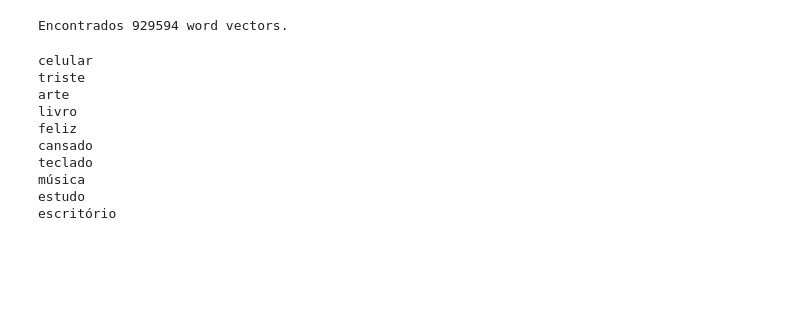
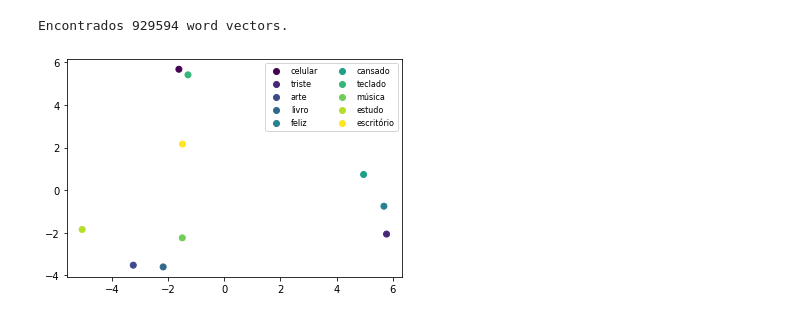
Before and after one commit to guilourenzo/mba-usp, a Jupyter notebook: REDES NEURAIS E ARQUITETURAS PROFUNDA/AULA 6/RNAP-06-Avaliacao - Guilherme.ipynb, the cells around one changed output. Cells and saved outputs as stored; diff of their text form; code cells hidden in the pictures; blank space fills up the shorter version.

```diff
--- a/REDES NEURAIS E ARQUITETURAS PROFUNDA/AULA 6/RNAP-06-Avaliacao - Guilherme.ipynb
+++ b/REDES NEURAIS E ARQUITETURAS PROFUNDA/AULA 6/RNAP-06-Avaliacao - Guilherme.ipynb
@@ -329,15 +300,21 @@ Encontrados 929594 word vectors.
 lista_palavras = {}
 lista = ['celular', 'triste', 'arte', 'livro', 'feliz', 'cansado', 'teclado', 'música', 'estudo', 'escritório']
 for word in lista:
-    lista_palavras[word] = embeddings_index[word].values
+    lista_palavras[word] = embeddings_index[word]
-# %% [output]
-celular
-triste
-arte
-livro
-feliz
-cansado
-teclado
-música
-estudo
-escritório
+# %%
+X = list(lista_palavras.values())
+X = StandardScaler().fit_transform(X)
+
+pca_obj = PCA(n_components=2, random_state=1)
+pcaLista = pca_obj.fit_transform(X)
+# %%
+doc_class = []
+for i in enumerate(lista):
+    doc_class.append(i[0])
+# %%
+scatter = plt.scatter(pcaLista[:,0],pcaLista[:,1],c=doc_class)
+plt.legend(handles=scatter.legend_elements()[0], labels=lista, loc='upper right', ncol=2, fontsize=8)
+
+plt.show();
+# %% [output]
+[figure, added]
```
Also changed, not shown: parts of 11 cells of this notebook, 1 other file.
